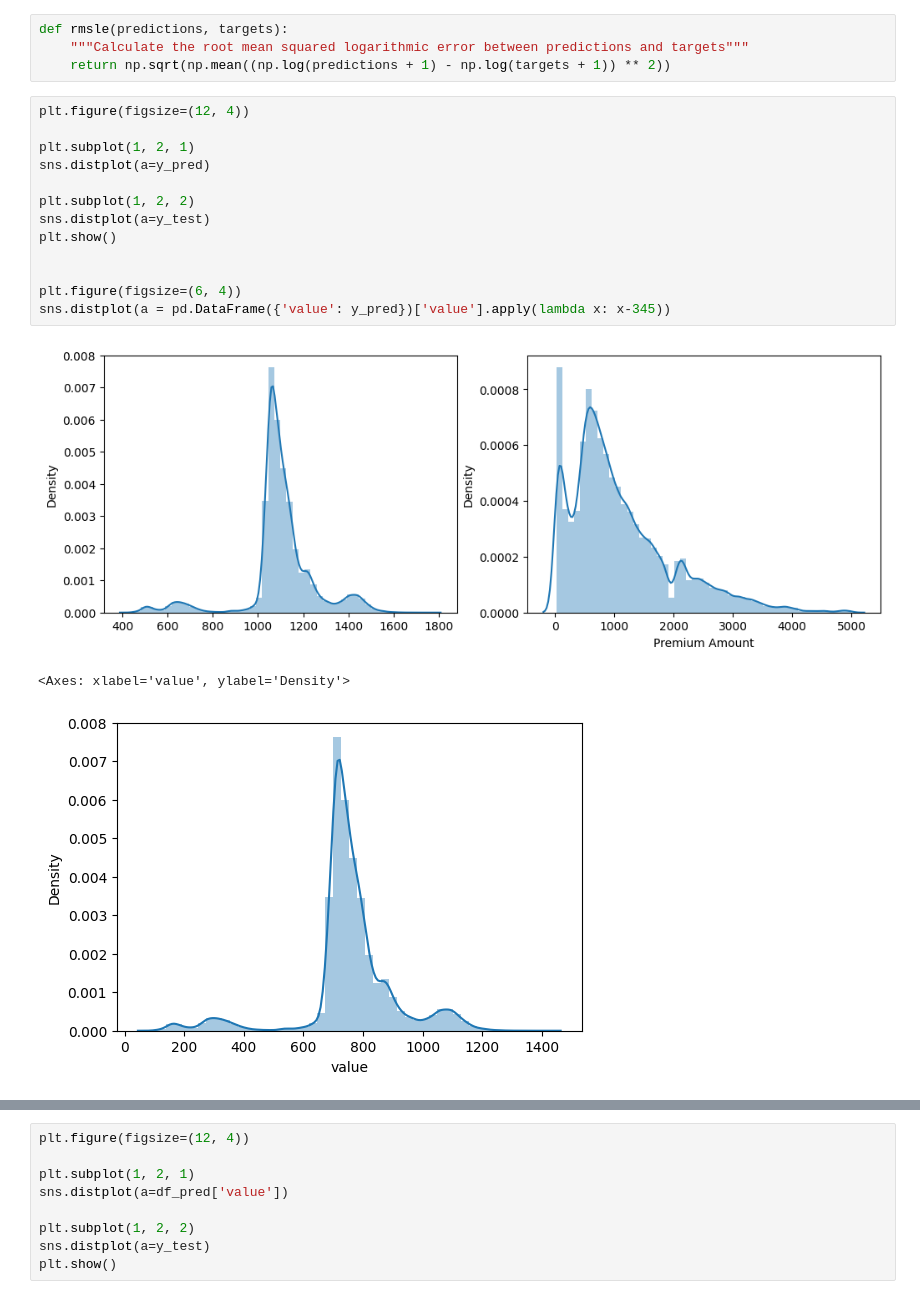
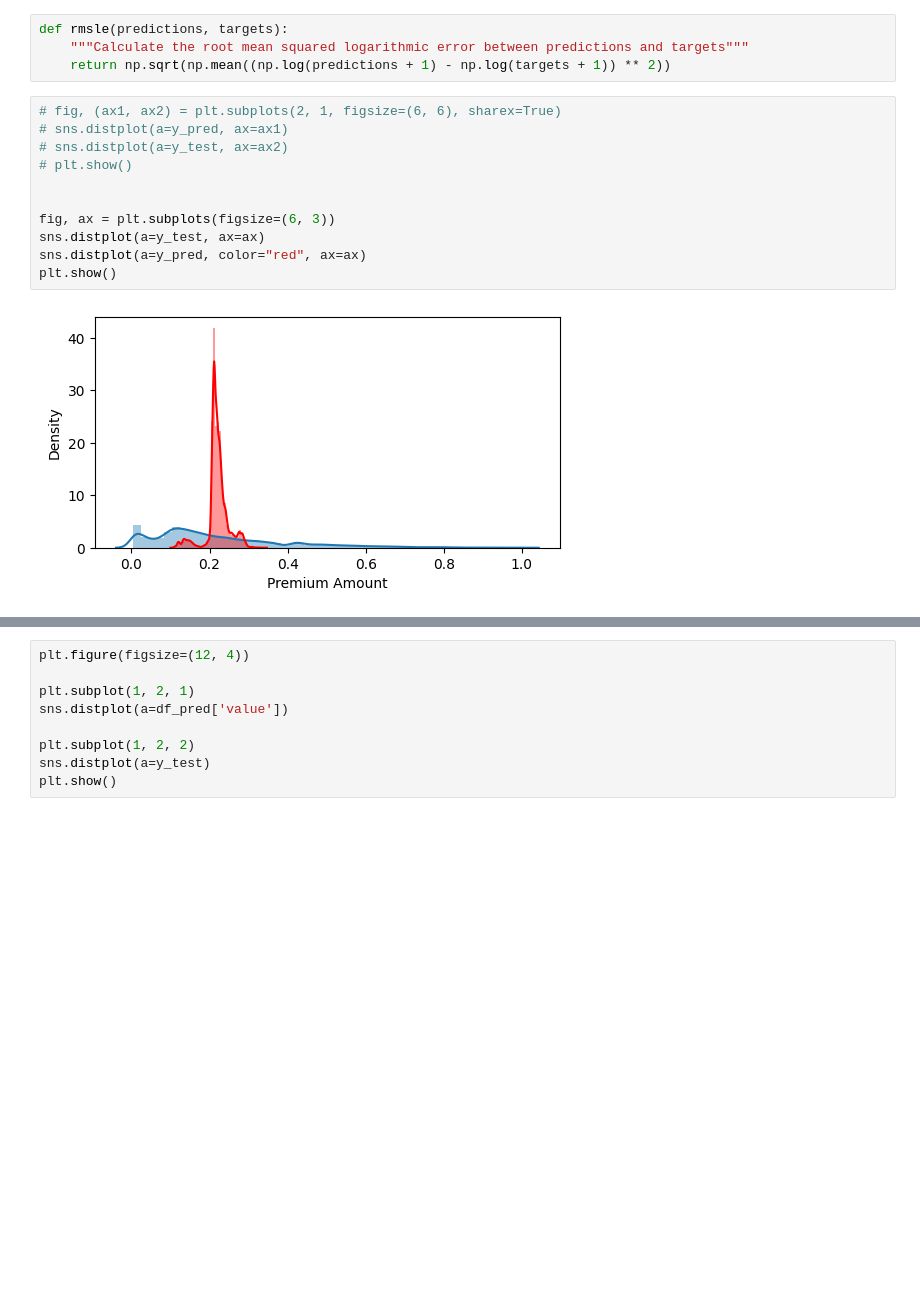
Before and after one commit to yash-meshram/Insurance-Premium, a Jupyter notebook: insurance-premium.ipynb, the cells around one changed output, grey strips where cells are left out. Cells and saved outputs as stored; diff of their text form; blank space fills up the shorter version.

```diff
--- a/insurance-premium.ipynb
+++ b/insurance-premium.ipynb
@@ -562,23 +597,19 @@ y_pred = model.predict(x_test).round(3)
 def rmsle(predictions, targets):
     """Calculate the root mean squared logarithmic error between predictions and targets"""
     return np.sqrt(np.mean((np.log(predictions + 1) - np.log(targets + 1)) ** 2))
-# %%
-plt.figure(figsize=(12, 4))
-
-plt.subplot(1, 2, 1)
-sns.distplot(a=y_pred)
-
-plt.subplot(1, 2, 2)
-sns.distplot(a=y_test)
-plt.show()
-
-
-plt.figure(figsize=(6, 4))
-sns.distplot(a = pd.DataFrame({'value': y_pred})['value'].apply(lambda x: x-345))
-# %% [output]
-[figure, removed]
-<Axes: xlabel='value', ylabel='Density'>
-[figure, removed]
+# %%
+# fig, (ax1, ax2) = plt.subplots(2, 1, figsize=(6, 6), sharex=True)
+# sns.distplot(a=y_pred, ax=ax1)
+# sns.distplot(a=y_test, ax=ax2)
+# plt.show()
+
+
+fig, ax = plt.subplots(figsize=(6, 3))
+sns.distplot(a=y_test, ax=ax)
+sns.distplot(a=y_pred, color="red", ax=ax)
+plt.show()
+# %% [output]
+[figure, added]
 # %%
 df_pred = pd.DataFrame([y_pred, y_test]).transpose()
 df_pred = df_pred.describe()
```
Also changed, not shown: parts of 22 cells of this notebook.
